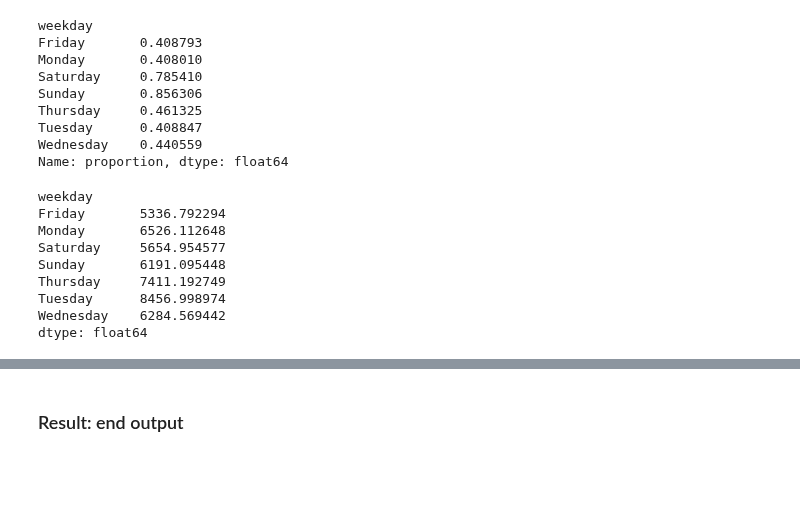
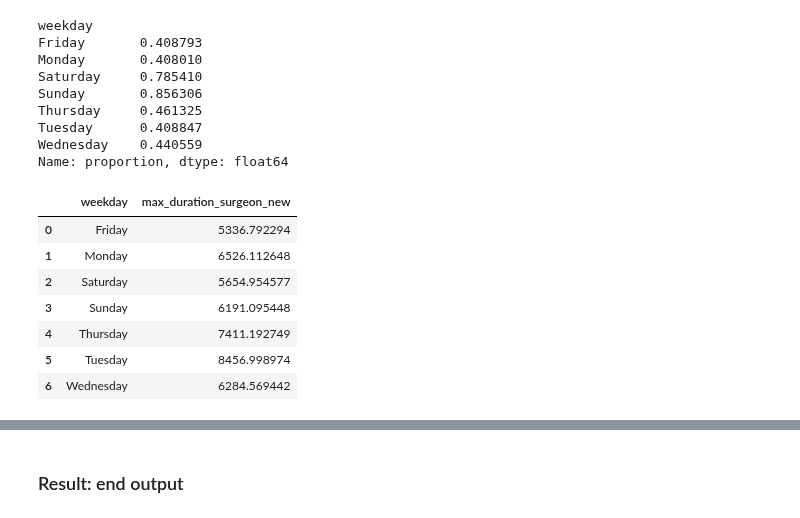
Before and after one commit to hallucinojenlee/hds_dna, a Jupyter notebook: scripts/overbooking_model.ipynb, the cells around one changed output, grey strips where cells are left out. Cells and saved outputs as stored; diff of their text form; code cells hidden in the pictures; blank space fills up the shorter version.

```diff
--- a/scripts/overbooking_model.ipynb
+++ b/scripts/overbooking_model.ipynb
@@ -1173,14 +1163,17 @@ Name: proportion, dtype: float64
 # %%
 # Calculate avg. max minutes per week day for surgeon_new
 max_weekday_surgeon_new = merged_historic_durations.groupby("weekday")["appt_duration_total"].sum() * merged_historic_durations.groupby("weekday")["proportion"].mean()
+
+# Convert to DataFrame
+max_weekday_surgeon_new = pd.DataFrame(max_weekday_surgeon_new).reset_index()
+max_weekday_surgeon_new = max_weekday_surgeon_new.rename(columns={0: "max_duration_surgeon_new"})
 max_weekday_surgeon_new
 # %% [output]
-weekday
-Friday       5336.792294
-Monday       6526.112648
-Saturday     5654.954577
-Sunday       6191.095448
-Thursday     7411.192749
-Tuesday      8456.998974
-Wednesday    6284.569442
-dtype: float64
+|  | weekday | max_duration_surgeon_new |
+| 0 | Friday | 5336.792294 |
+| 1 | Monday | 6526.112648 |
+| 2 | Saturday | 5654.954577 |
+| 3 | Sunday | 6191.095448 |
+| 4 | Thursday | 7411.192749 |
+| 5 | Tuesday | 8456.998974 |
+| 6 | Wednesday | 6284.569442 |
```
Also changed, not shown: parts of 16 cells of this notebook.
